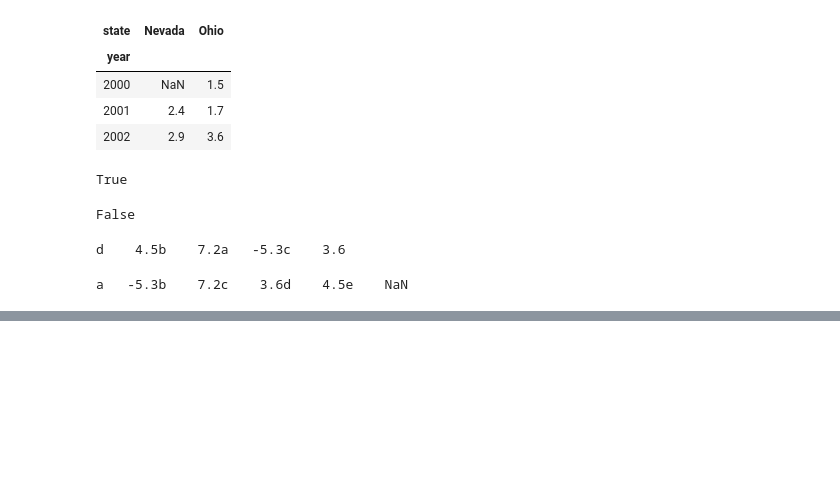
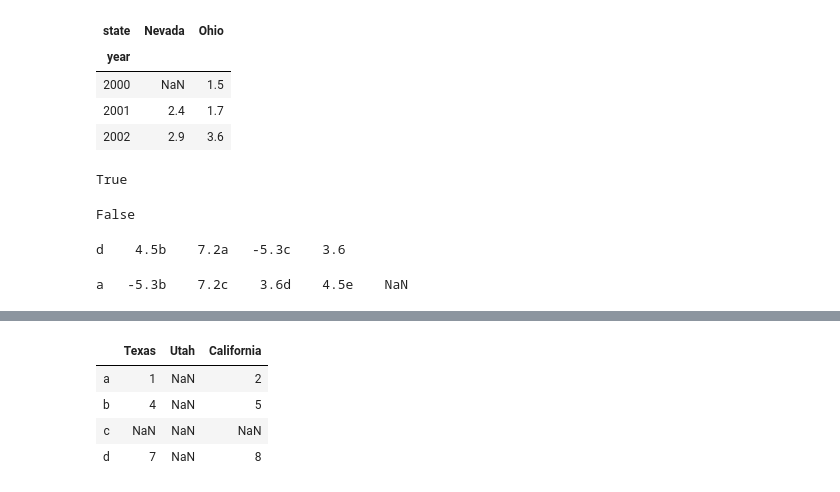
Before and after one commit to infoplat/pydata-notebook, a Jupyter notebook: ch05.ipynb, the cells around one changed output, grey strips where cells are left out. Cells and saved outputs as stored; diff of their text form; code cells hidden in the pictures; blank space fills up the shorter version.

```diff
--- a/ch05.ipynb
+++ b/ch05.ipynb
@@ -349,0 +399,8 @@ a   -5.3b    7.2c    3.6d    4.5e    NaN
+# %%
+frame.ix[['a', 'b', 'c', 'd'], states]
+# %% [output]
+|  | Texas | Utah | California |
+| a | 1 | NaN | 2 |
+| b | 4 | NaN | 5 |
+| c | NaN | NaN | NaN |
+| d | 7 | NaN | 8 |
```
Also changed, not shown: parts of 23 cells of this notebook, 2 other files.
